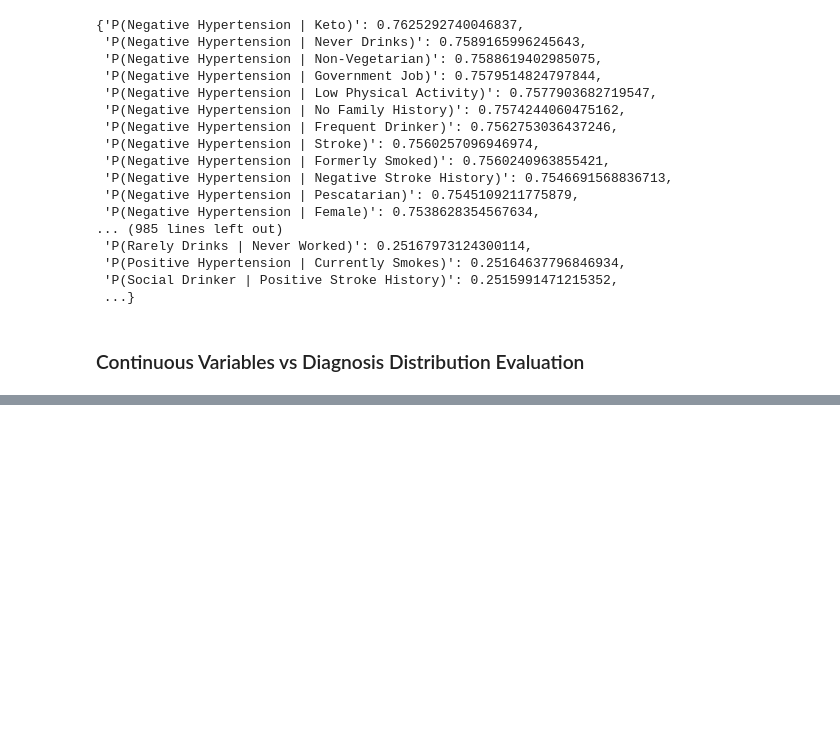
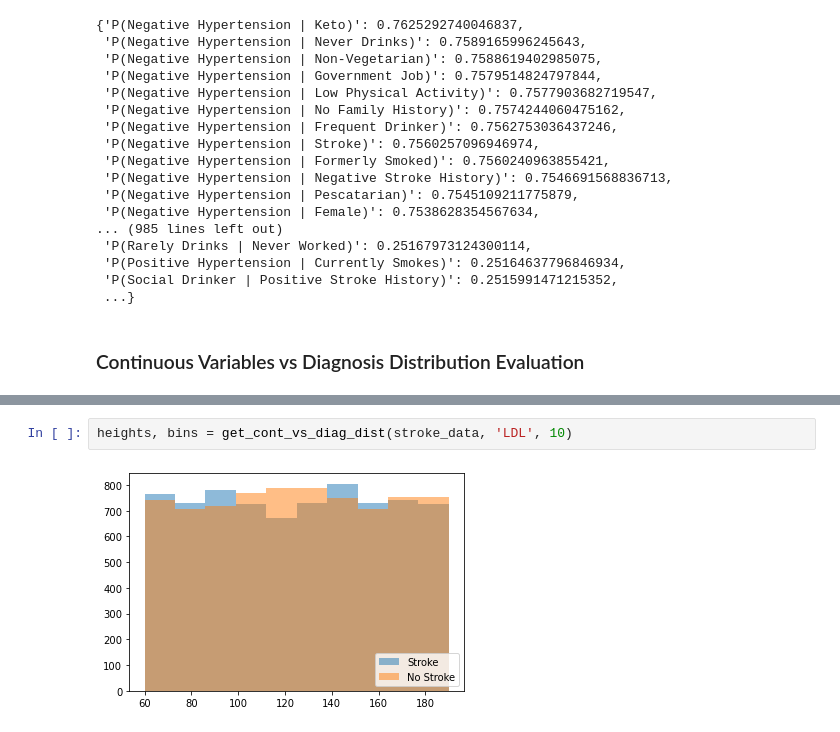
Before and after one commit to adam-stogsdill/Stroke-Prediction, a Jupyter notebook: prelim_data_analysis.ipynb, the cells around one changed output, grey strips where cells are left out. Drawn from its saved outputs; the diff is of its cells as text; blank space fills up the shorter version.

```diff
--- a/prelim_data_analysis.ipynb
+++ b/prelim_data_analysis.ipynb
@@ -179,0 +237,4 @@ probability_dict
+# %%
+heights, bins = get_cont_vs_diag_dist(stroke_data, 'LDL', 10)
+# %% [output]
+[figure, added]
```
Also changed, not shown: parts of 9 cells of this notebook.
